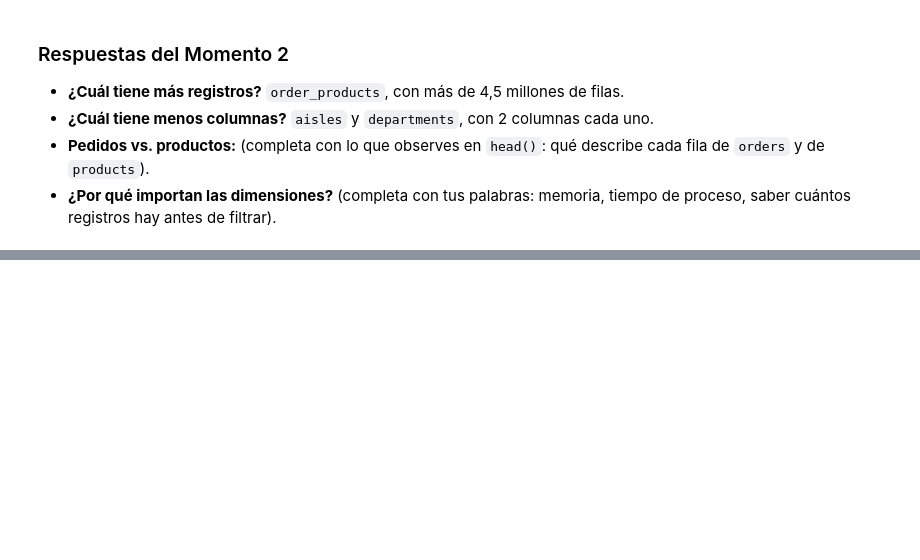
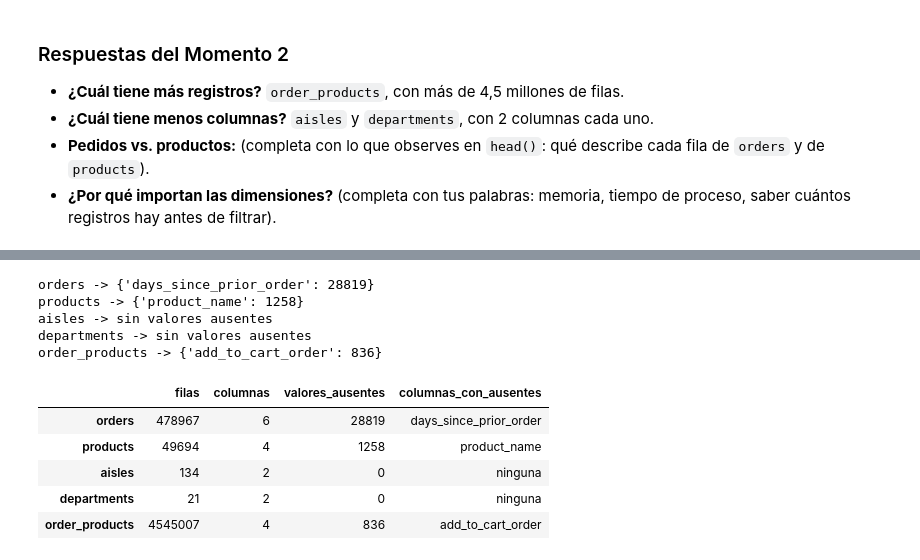
Before and after one commit to brandonmesamm-png/instacart-analisis, a Jupyter notebook: notebooks/01_exploracion.ipynb, the cells around one changed output, grey strips where cells are left out. Saved outputs shown, nothing was run; the diff lists cells and outputs as text; code cells hidden in the pictures; blank space fills up the shorter version.

Commit message:
feat: momento 3, estructura y diagnóstico de los datos

```diff
--- a/notebooks/01_exploracion.ipynb
+++ b/notebooks/01_exploracion.ipynb
@@ -111,0 +114,6 @@ Menos columnas: ['aisles', 'departments']
+# %%
+for nombre, df in datos.items():
+    print(f"=== {nombre} ===")
+    print("Columnas:", df.columns.tolist())
+    print(df.dtypes)
+    print()
@@ -111,0 +138,5 @@ Menos columnas: ['aisles', 'departments']
+# %%
+for nombre, df in datos.items():
+    print(f"=== {nombre} ===")
+    df.info()
+    print()
@@ -111,0 +161,31 @@ Menos columnas: ['aisles', 'departments']
+# %%
+for nombre, df in datos.items():
+    nulos = df.isna().sum()
+    nulos = nulos[nulos > 0]
+    print(nombre, "->", nulos.to_dict() if len(nulos) else "sin valores ausentes")
+# %% [output]
+orders -> {'days_since_prior_order': 28819}
+products -> {'product_name': 1258}
+aisles -> sin valores ausentes
+departments -> sin valores ausentes
+order_products -> {'add_to_cart_order': 836}
+# %%
+diagnostico = pd.DataFrame(
+    {
+        nombre: {
+            "filas": df.shape[0],
+            "columnas": df.shape[1],
+            "valores_ausentes": int(df.isna().sum().sum()),
+            "columnas_con_ausentes": ", ".join(df.columns[df.isna().any()]) or "ninguna",
+        }
+        for nombre, df in datos.items()
+    }
+).T
+display(diagnostico)
+# %% [output]
+|  | filas | columnas | valores_ausentes | columnas_con_ausentes |
+| orders | 478967 | 6 | 28819 | days_since_prior_order |
+| products | 49694 | 4 | 1258 | product_name |
+| aisles | 134 | 2 | 0 | ninguna |
+| departments | 21 | 2 | 0 | ninguna |
+| order_products | 4545007 | 4 | 836 | add_to_cart_order |
```
Also changed, not shown: parts of 4 cells of this notebook.
